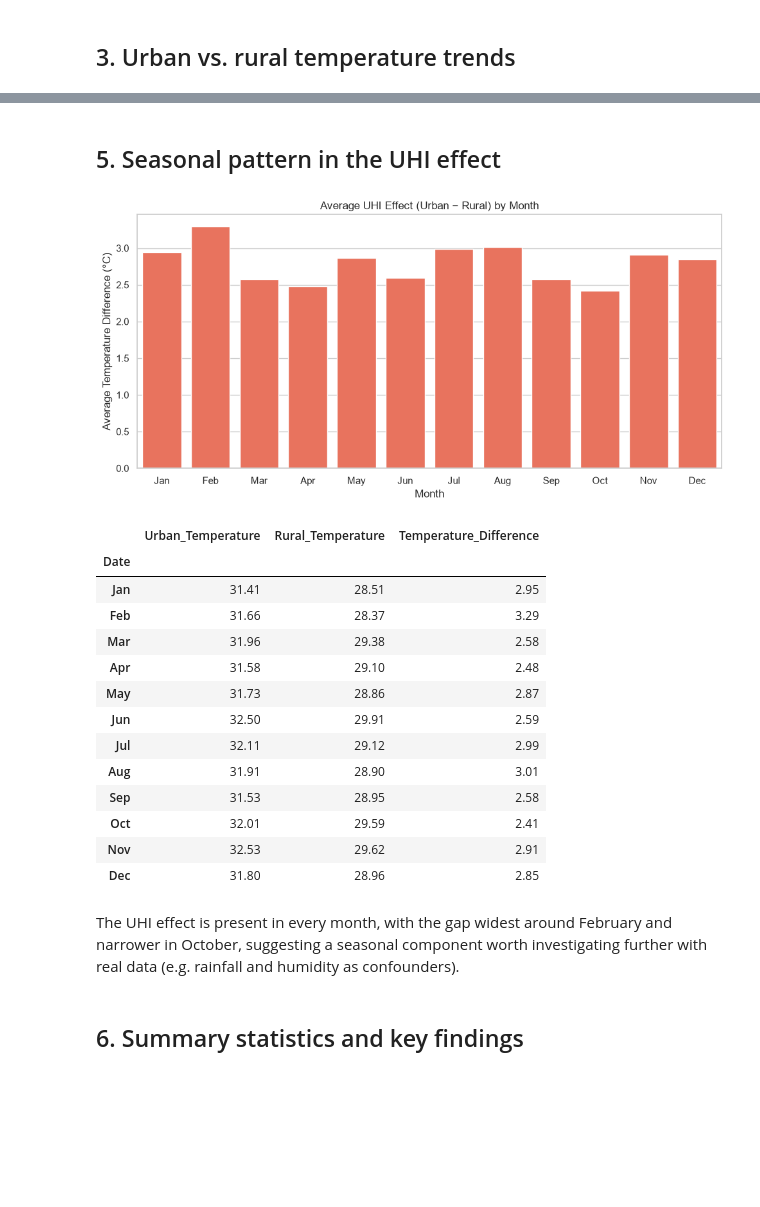
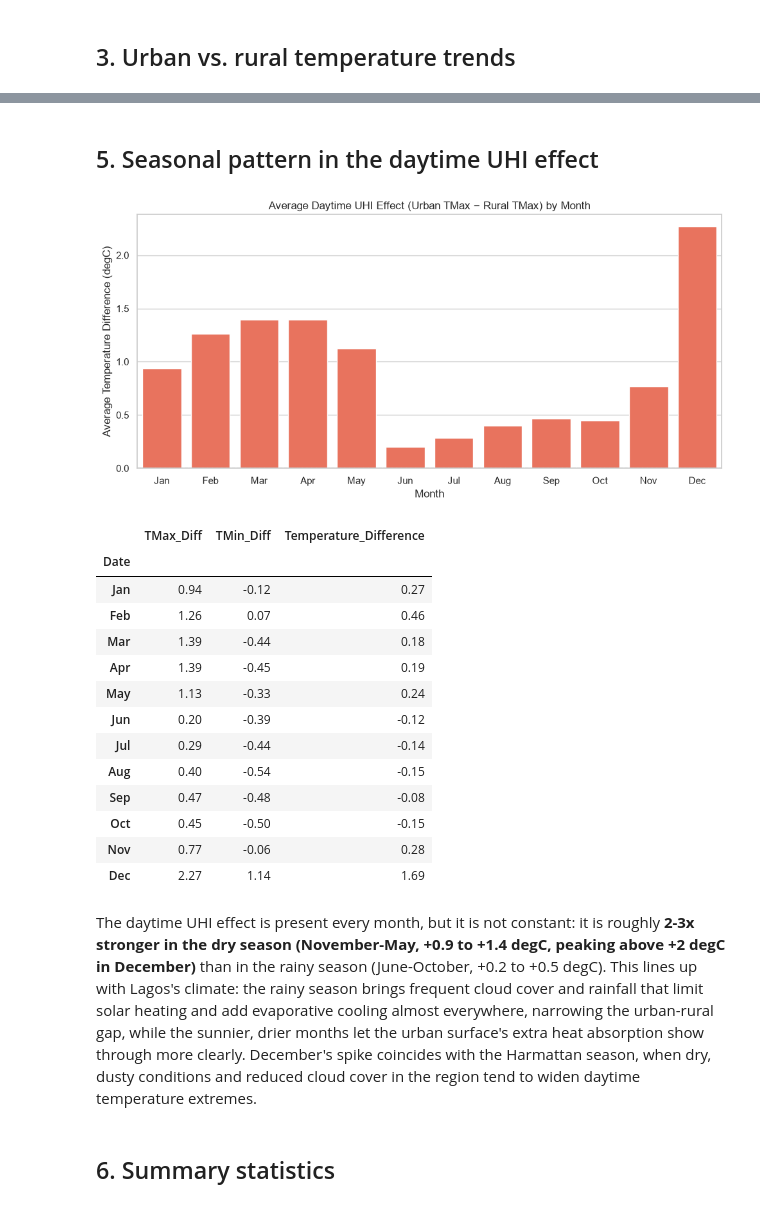
Before and after one commit to ChristechAnalytics/UHI_Analysis, a Jupyter notebook: notebooks/uhi_lagos_analysis.ipynb, the cells around one changed output, grey strips where cells are left out. Drawn from its saved outputs; the diff is of its cells as text; code cells hidden in the pictures; blank space fills up the shorter version.

```diff
--- a/notebooks/uhi_lagos_analysis.ipynb
+++ b/notebooks/uhi_lagos_analysis.ipynb
@@ -24,6 +23,8 @@ import seaborn as sns
 
 sns.set_theme(style="whitegrid")
 
-data = pd.read_excel("../data/urban_heat_island_demo.xlsx")
+data = pd.read_csv("../data/lagos_uhi_2024.csv", parse_dates=["Date"])
+station = pd.read_csv("../data/lagos_airport_station_2024.csv", parse_dates=["Date"])
+
 data.head()
 # %% [output]
@@ -54,10 +54,0 @@ The check above shows one missing value each in `Urban_Temperature` and `Tempera
-# %%
-data["Date"] = pd.to_datetime(data["Date"])
-print("Missing values before cleaning:")
-print(data.isnull().sum())
-
-data["Urban_Temperature"] = data["Urban_Temperature"].interpolate()
-data["Temperature_Difference"] = data["Urban_Temperature"] - data["Rural_Temperature"]
-
-print("\nMissing values after cleaning:")
-print(data.isnull().sum())
@@ -96,0 +118,11 @@ Urban temperatures track rural temperatures closely but sit consistently higher
+# %%
+data["TMax_Diff"] = data["Urban_TMax"] - data["Rural_TMax"]
+data["TMin_Diff"] = data["Urban_TMin"] - data["Rural_TMin"]
+
+summary = pd.DataFrame({
+    "Mean Temperature": [data["Urban_Temperature"].mean(), data["Rural_Temperature"].mean(), data["Temperature_Difference"].mean()],
+    "Daytime High (TMax)": [data["Urban_TMax"].mean(), data["Rural_TMax"].mean(), data["TMax_Diff"].mean()],
+    "Nighttime Low (TMin)": [data["Urban_TMin"].mean(), data["Rural_TMin"].mean(), data["TMin_Diff"].mean()],
+}, index=["Urban avg (degC)", "Rural avg (degC)", "Urban minus rural (degC)"])
+
+summary.round(2)
@@ -107,42 +148,43 @@ plt.show()
 # %% [markdown]
-## 5. Seasonal pattern in the UHI effect
+## 5. Seasonal pattern in the daytime UHI effect
 # %%
 data["Month"] = data["Date"].dt.month_name()
 monthly = (
-    data.groupby(data["Date"].dt.month)[["Urban_Temperature", "Rural_Temperature", "Temperature_Difference"]]
+    data.groupby(data["Date"].dt.month)[["TMax_Diff", "TMin_Diff", "Temperature_Difference"]]
     .mean()
 )
 monthly.index = pd.to_datetime(monthly.index, format="%m").strftime("%b")
 
 plt.figure(figsize=(10, 5))
-sns.barplot(x=monthly.index, y=monthly["Temperature_Difference"], color="tomato")
-plt.title("Average UHI Effect (Urban − Rural) by Month")
+sns.barplot(x=monthly.index, y=monthly["TMax_Diff"], color="tomato")
+plt.axhline(0, color="black", linewidth=1, linestyle="--")
+plt.title("Average Daytime UHI Effect (Urban TMax − Rural TMax) by Month")
 plt.xlabel("Month")
-plt.ylabel("Average Temperature Difference (°C)")
+plt.ylabel("Average Temperature Difference (degC)")
 plt.tight_layout()
 plt.savefig("../images/monthly_uhi_effect.png", dpi=150)
 plt.show()
 
 monthly.round(2)
 # %% [output]
-[figure, old version]
+[figure, new version]
-|  | Urban_Temperature | Rural_Temperature | Temperature_Difference |
+|  | TMax_Diff | TMin_Diff | Temperature_Difference |
 | Date |  |  |  |
-| Jan | 31.41 | 28.51 | 2.95 |
-| Feb | 31.66 | 28.37 | 3.29 |
-| Mar | 31.96 | 29.38 | 2.58 |
-| Apr | 31.58 | 29.10 | 2.48 |
-| May | 31.73 | 28.86 | 2.87 |
-| Jun | 32.50 | 29.91 | 2.59 |
-| Jul | 32.11 | 29.12 | 2.99 |
-| Aug | 31.91 | 28.90 | 3.01 |
-| Sep | 31.53 | 28.95 | 2.58 |
-| Oct | 32.01 | 29.59 | 2.41 |
-| Nov | 32.53 | 29.62 | 2.91 |
-| Dec | 31.80 | 28.96 | 2.85 |
+| Jan | 0.94 | -0.12 | 0.27 |
+| Feb | 1.26 | 0.07 | 0.46 |
+| Mar | 1.39 | -0.44 | 0.18 |
+| Apr | 1.39 | -0.45 | 0.19 |
+| May | 1.13 | -0.33 | 0.24 |
+| Jun | 0.20 | -0.39 | -0.12 |
+| Jul | 0.29 | -0.44 | -0.14 |
+| Aug | 0.40 | -0.54 | -0.15 |
+| Sep | 0.47 | -0.48 | -0.08 |
+| Oct | 0.45 | -0.50 | -0.15 |
+| Nov | 0.77 | -0.06 | 0.28 |
+| Dec | 2.27 | 1.14 | 1.69 |
-# %% [markdown]
-The UHI effect is present in every month, with the gap widest around February and narrower in October, suggesting a seasonal component worth investigating further with real data (e.g. rainfall and humidity as confounders).
+# %% [markdown]
+The daytime UHI effect is present every month, but it is not constant: it is roughly **2-3x stronger in the dry season (November-May, +0.9 to +1.4 degC, peaking above +2 degC in December)** than in the rainy season (June-October, +0.2 to +0.5 degC). This lines up with Lagos's climate: the rainy season brings frequent cloud cover and rainfall that limit solar heating and add evaporative cooling almost everywhere, narrowing the urban-rural gap, while the sunnier, drier months let the urban surface's extra heat absorption show through more clearly. December's spike coincides with the Harmattan season, when dry, dusty conditions and reduced cloud cover in the region tend to widen daytime temperature extremes.
 # %% [markdown]
-## 6. Summary statistics and key findings
+## 6. Summary statistics
 # %%
 insights = {
```
Also changed, not shown: parts of 22 cells of this notebook, 14 other files.
